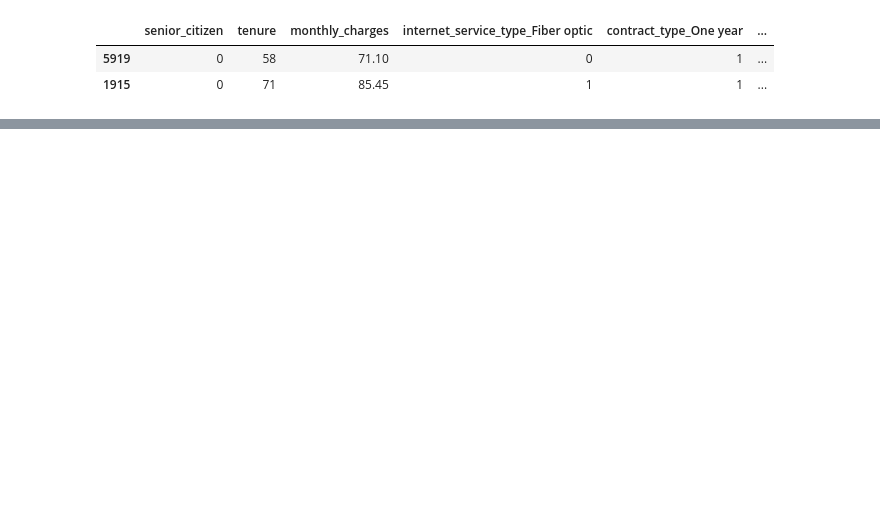
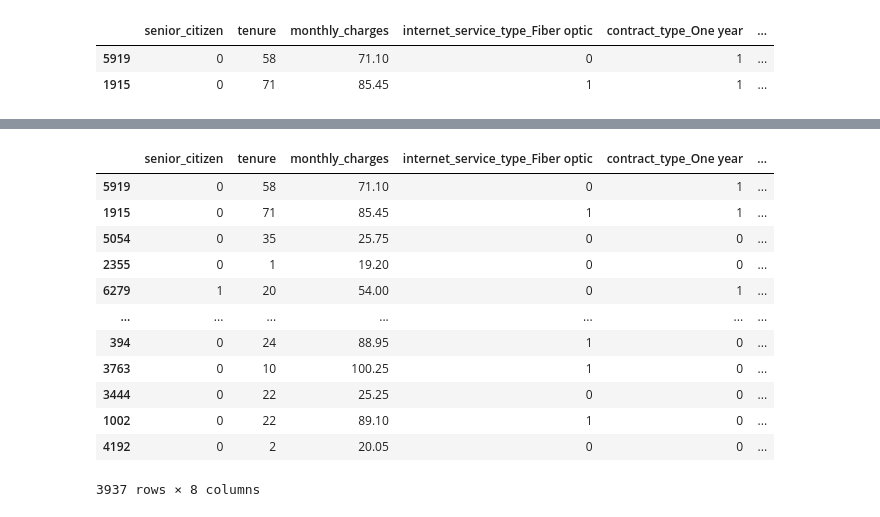
Before and after one commit to watermanbrandyn/classification_project, a Jupyter notebook: classification_workbook.ipynb, the cells around one changed output, grey strips where cells are left out. Drawn from its saved outputs; the diff is of its cells as text; code cells hidden in the pictures; blank space fills up the shorter version.

```diff
--- a/classification_workbook.ipynb
+++ b/classification_workbook.ipynb
@@ -1537,0 +1542,16 @@ logit2 = LogisticRegression(random_state=123)
+# %%
+pd.concat([x_train, train_cust], axis=1)
+# %% [output]
+|  | senior_citizen | tenure | monthly_charges | internet_service_type_Fiber optic | contract_type_One year | ... |
+| 5919 | 0 | 58 | 71.10 | 0 | 1 | ... |
+| 1915 | 0 | 71 | 85.45 | 1 | 1 | ... |
+| 5054 | 0 | 35 | 25.75 | 0 | 0 | ... |
+| 2355 | 0 | 1 | 19.20 | 0 | 0 | ... |
+| 6279 | 1 | 20 | 54.00 | 0 | 1 | ... |
+| ... | ... | ... | ... | ... | ... | ... |
+| 394 | 0 | 24 | 88.95 | 1 | 0 | ... |
+| 3763 | 0 | 10 | 100.25 | 1 | 0 | ... |
+| 3444 | 0 | 22 | 25.25 | 0 | 0 | ... |
+| 1002 | 0 | 22 | 89.10 | 1 | 0 | ... |
+| 4192 | 0 | 2 | 20.05 | 0 | 0 | ... |
+3937 rows × 8 columns
```
Also changed, not shown: parts of 24 cells of this notebook.
